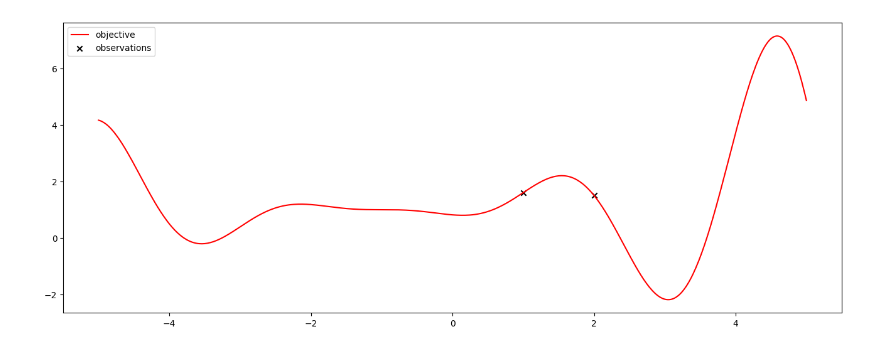
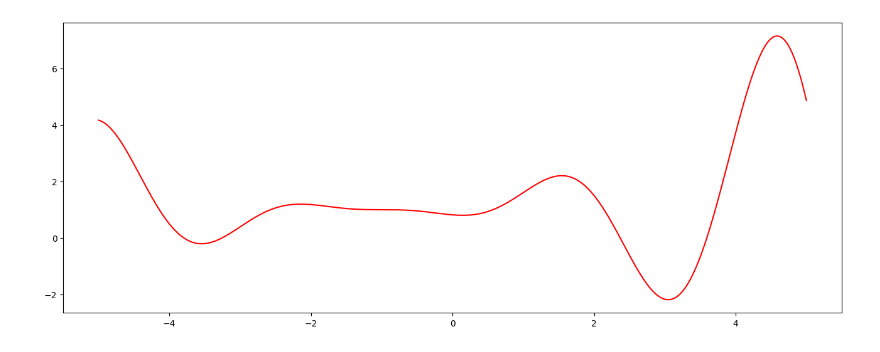
Before and after one commit to Lando-L/boax, a Jupyter notebook: examples/Bayesian_Optimization.ipynb, the cells around one changed output. Saved outputs shown, nothing was run; the diff lists cells and outputs as text; code cells hidden in the pictures.

```diff
--- a/examples/Bayesian_Optimization.ipynb
+++ b/examples/Bayesian_Optimization.ipynb
@@ -34,16 +32,14 @@ y_train = objective(x_train)
 # %%
 x_test = jnp.linspace(LOWER_BOUND, UPPER_BOUND, 501)[..., jnp.newaxis]
-y_test = objective(xs)
+y_test = objective(x_test)
 # %%
 fig, ax = plt.subplots(figsize=(16, 6))
 
 ax.plot(x_test, y_test, color='red', label='objective')
-ax.scatter(x_train, y_train, color='black', marker='x', label='observations')
-ax.legend()
 
 plt.show()
 # %% [output]
-[figure, old version]
+[figure, new version]
 # %%
 bijector = bijectors.softplus()
 # %%
```
Also changed, not shown: parts of 6 cells of this notebook, 4 other files.
